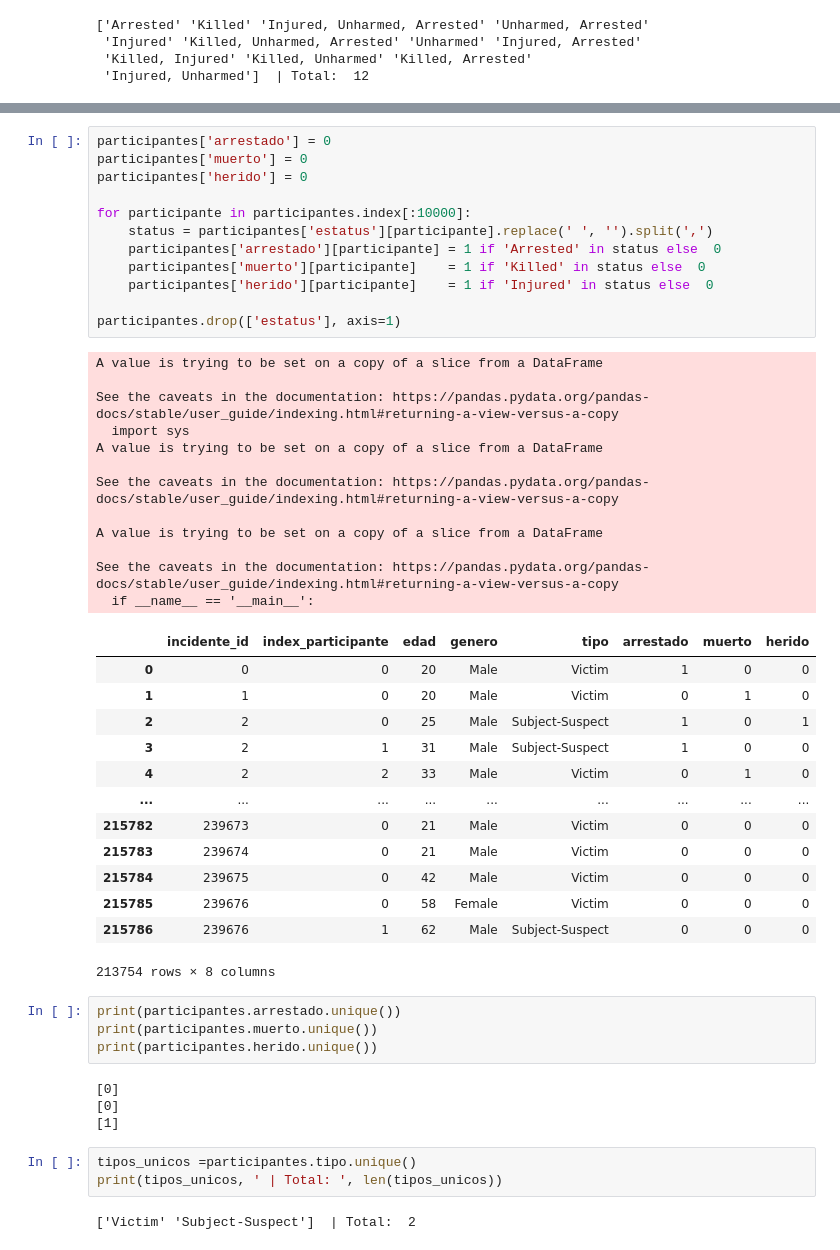
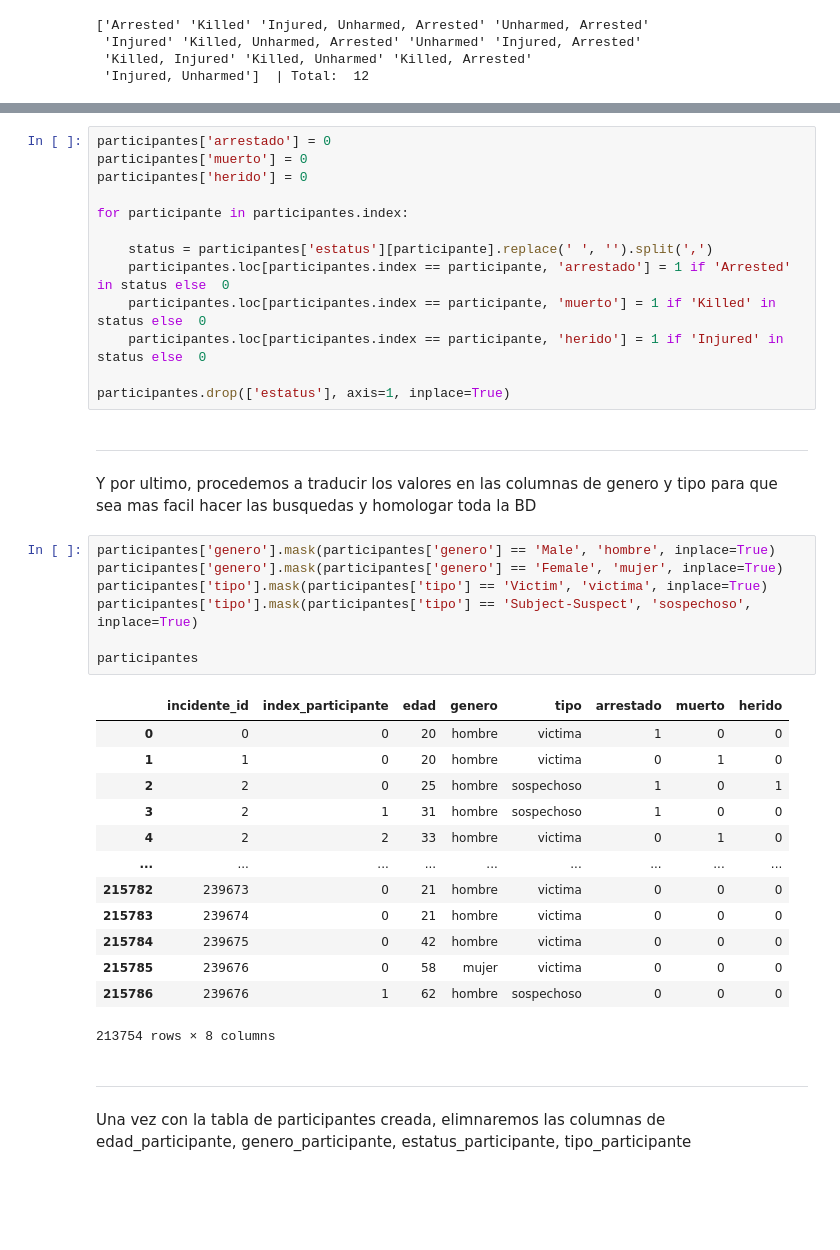
Before and after one commit to gonzalo91/Proyecto-Ciencia-de-datos, a Jupyter notebook: proyecto_final/Entregable2.ipynb, the cells around one changed output, grey strips where cells are left out. Saved outputs shown, nothing was run; the diff lists cells and outputs as text; blank space fills up the shorter version.

```diff
--- a/proyecto_final/Entregable2.ipynb
+++ b/proyecto_final/Entregable2.ipynb
@@ -311,49 +302,40 @@ participantes['arrestado'] = 0
 participantes['muerto'] = 0
 participantes['herido'] = 0
 
-for participante in participantes.index[:10000]:
+for participante in participantes.index:
+
     status = participantes['estatus'][participante].replace(' ', '').split(',')
-    participantes['arrestado'][participante] = 1 if 'Arrested' in status else  0
-    participantes['muerto'][participante]    = 1 if 'Killed' in status else  0
-    participantes['herido'][participante]    = 1 if 'Injured' in status else  0
+    participantes.loc[participantes.index == participante, 'arrestado'] = 1 if 'Arrested' in status else  0
+    participantes.loc[participantes.index == participante, 'muerto'] = 1 if 'Killed' in status else  0
+    participantes.loc[participantes.index == participante, 'herido'] = 1 if 'Injured' in status else  0
 
-participantes.drop(['estatus'], axis=1)
+participantes.drop(['estatus'], axis=1, inplace=True)
-# %% [output]
-A value is trying to be set on a copy of a slice from a DataFrame
-
-See the caveats in the documentation: https://pandas.pydata.org/pandas-docs/stable/user_guide/indexing.html#returning-a-view-versus-a-copy
-  import sys
-A value is trying to be set on a copy of a slice from a DataFrame
-
-See the caveats in the documentation: https://pandas.pydata.org/pandas-docs/stable/user_guide/indexing.html#returning-a-view-versus-a-copy
-
-A value is trying to be set on a copy of a slice from a DataFrame
-
-See the caveats in the documentation: https://pandas.pydata.org/pandas-docs/stable/user_guide/indexing.html#returning-a-view-versus-a-copy
-  if __name__ == '__main__':
-|  | incidente_id | index_participante | edad | genero | tipo | arrestado | muerto | herido |
-| 0 | 0 | 0 | 20 | Male | Victim | 1 | 0 | 0 |
-| 1 | 1 | 0 | 20 | Male | Victim | 0 | 1 | 0 |
-| 2 | 2 | 0 | 25 | Male | Subject-Suspect | 1 | 0 | 1 |
-| 3 | 2 | 1 | 31 | Male | Subject-Suspect | 1 | 0 | 0 |
-| 4 | 2 | 2 | 33 | Male | Victim | 0 | 1 | 0 |
-| ... | ... | ... | ... | ... | ... | ... | ... | ... |
-| 215782 | 239673 | 0 | 21 | Male | Victim | 0 | 0 | 0 |
-| 215783 | 239674 | 0 | 21 | Male | Victim | 0 | 0 | 0 |
-| 215784 | 239675 | 0 | 42 | Male | Victim | 0 | 0 | 0 |
-| 215785 | 239676 | 0 | 58 | Female | Victim | 0 | 0 | 0 |
-| 215786 | 239676 | 1 | 62 | Male | Subject-Suspect | 0 | 0 | 0 |
-213754 rows × 8 columns
-# %%
-print(participantes.arrestado.unique())
-print(participantes.muerto.unique())
-print(participantes.herido.unique())
-# %% [output]
-[0]
-[0]
-[1]
-# %%
-tipos_unicos =participantes.tipo.unique()
-print(tipos_unicos, ' | Total: ', len(tipos_unicos))
-# %% [output]
-['Victim' 'Subject-Suspect']  | Total:  2
+# %% [markdown]
+---
+
+Y por ultimo, procedemos a traducir los valores en las columnas de genero y tipo para que sea mas facil hacer las busquedas y homologar toda la BD
+# %%
+participantes['genero'].mask(participantes['genero'] == 'Male', 'hombre', inplace=True)
+participantes['genero'].mask(participantes['genero'] == 'Female', 'mujer', inplace=True)
+participantes['tipo'].mask(participantes['tipo'] == 'Victim', 'victima', inplace=True)
+participantes['tipo'].mask(participantes['tipo'] == 'Subject-Suspect', 'sospechoso', inplace=True)
+
+participantes
+# %% [output]
+|  | incidente_id | index_participante | edad | genero | tipo | arrestado | muerto | herido |
+| 0 | 0 | 0 | 20 | hombre | victima | 1 | 0 | 0 |
+| 1 | 1 | 0 | 20 | hombre | victima | 0 | 1 | 0 |
+| 2 | 2 | 0 | 25 | hombre | sospechoso | 1 | 0 | 1 |
+| 3 | 2 | 1 | 31 | hombre | sospechoso | 1 | 0 | 0 |
+| 4 | 2 | 2 | 33 | hombre | victima | 0 | 1 | 0 |
+| ... | ... | ... | ... | ... | ... | ... | ... | ... |
+| 215782 | 239673 | 0 | 21 | hombre | victima | 0 | 0 | 0 |
+| 215783 | 239674 | 0 | 21 | hombre | victima | 0 | 0 | 0 |
+| 215784 | 239675 | 0 | 42 | hombre | victima | 0 | 0 | 0 |
+| 215785 | 239676 | 0 | 58 | mujer | victima | 0 | 0 | 0 |
+| 215786 | 239676 | 1 | 62 | hombre | sospechoso | 0 | 0 | 0 |
+213754 rows × 8 columns
+# %% [markdown]
+---
+Una vez con la tabla de participantes creada, elimnaremos las columnas de edad_participante,
+genero_participante, estatus_participante, tipo_participante
```
Also changed, not shown: parts of 23 cells of this notebook.
